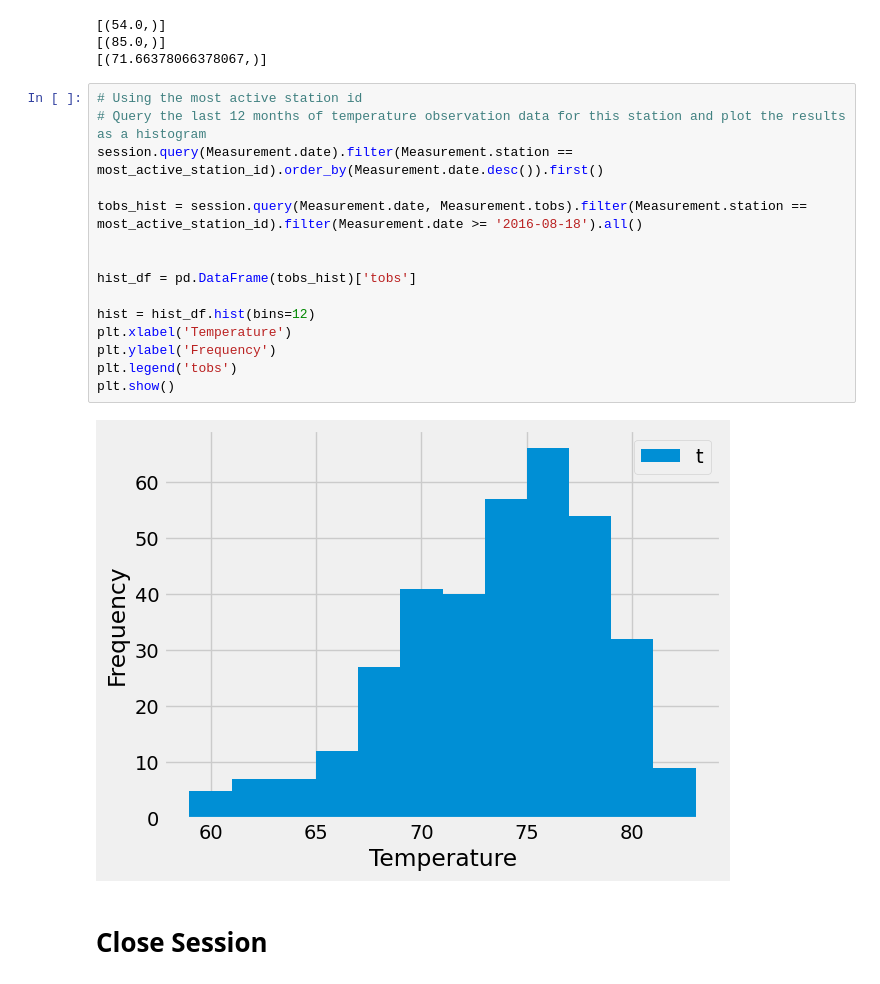
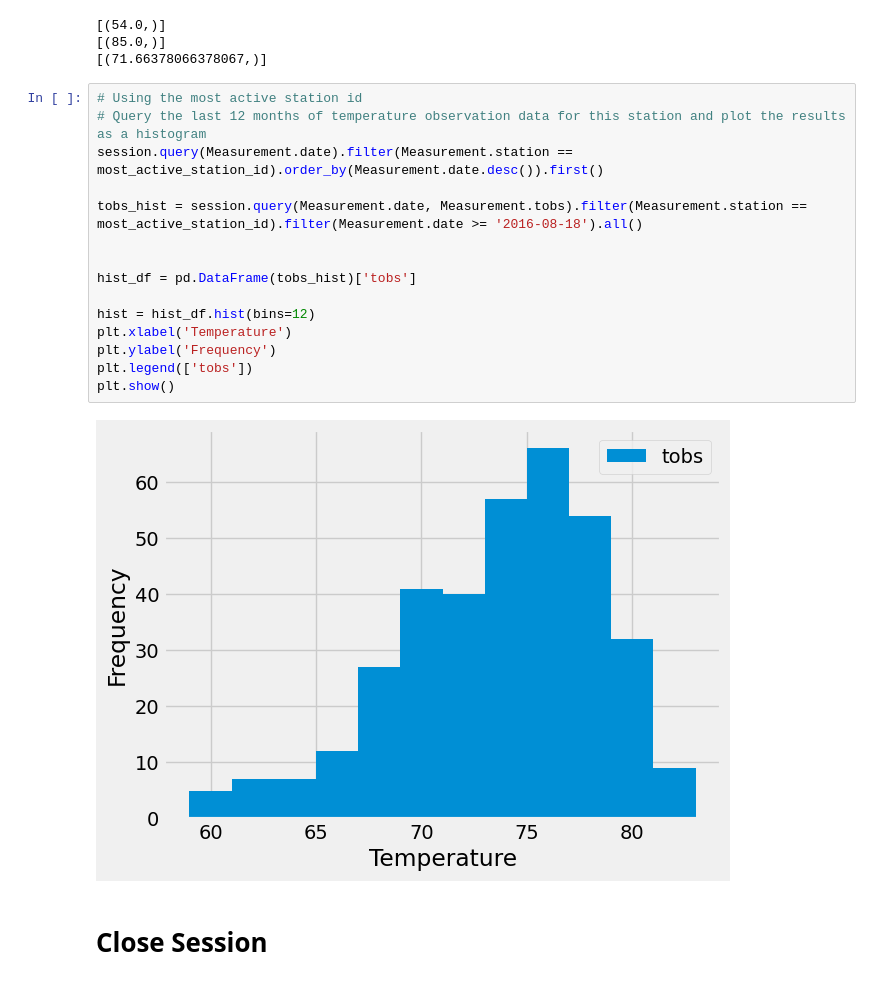
Before and after one commit to velarde9/sqlalchemy-challenge, a Jupyter notebook: SurfsUp/climate_starter.ipynb, the cells around one changed output. Saved outputs shown, nothing was run; the diff lists cells and outputs as text.

```diff
--- a/SurfsUp/climate_starter.ipynb
+++ b/SurfsUp/climate_starter.ipynb
@@ -117,20 +124,20 @@ print(avg_temp)
 # %%
 # Using the most active station id
 # Query the last 12 months of temperature observation data for this station and plot the results as a histogram
 session.query(Measurement.date).filter(Measurement.station == most_active_station_id).order_by(Measurement.date.desc()).first()
 
 tobs_hist = session.query(Measurement.date, Measurement.tobs).filter(Measurement.station == most_active_station_id).filter(Measurement.date >= '2016-08-18').all()
 
 
 hist_df = pd.DataFrame(tobs_hist)['tobs']
 
 hist = hist_df.hist(bins=12)
 plt.xlabel('Temperature')
 plt.ylabel('Frequency')
-plt.legend('tobs')
+plt.legend(['tobs'])
 plt.show()
 # %% [output]
-[figure, old version]
+[figure, new version]
 # %% [markdown]
 # Close Session
 # %%
```
Also changed, not shown: parts of 3 cells of this notebook, 1 other file.
